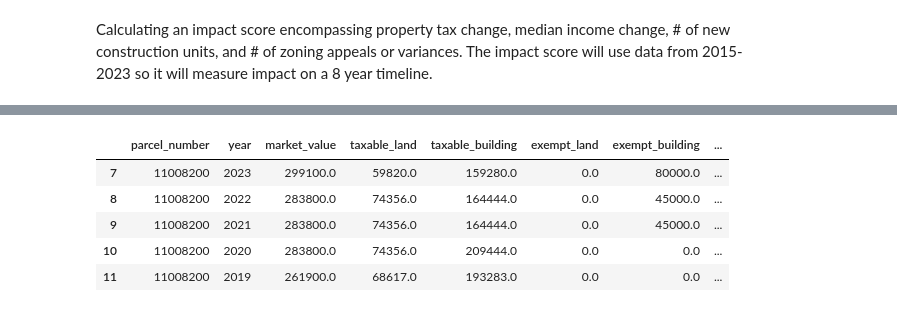
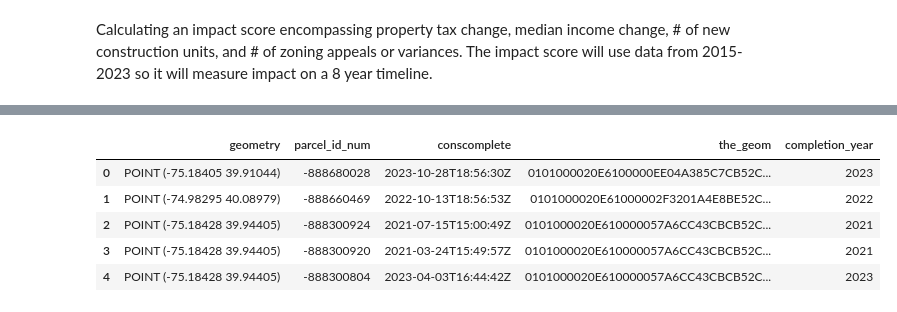
Before and after one commit to avavani/Practicum, a Jupyter notebook: notebooks/impact_score.ipynb, the cells around one changed output, grey strips where cells are left out. Saved outputs shown, nothing was run; the diff lists cells and outputs as text; code cells hidden in the pictures.

```diff
--- a/notebooks/impact_score.ipynb
+++ b/notebooks/impact_score.ipynb
@@ -71,0 +158,8 @@ See the caveats in the documentation: https://pandas.pydata.org/pandas-docs/stab
+# %%
+def read_geojson(file_path):
+    with open(file_path, 'r', encoding='utf-8') as file:
+        geojson_data = json.load(file)
+    return geojson_data
+
+file_path = r"C:\Penn MCP\Fourth Semester\Practicum\notebooks\philadelphia_construction.geojson"
+gdf = read_geojson(file_path)
@@ -72,9 +186,12 @@ See the caveats in the documentation: https://pandas.pydata.org/pandas-docs/stab
+# %%
+# Convert the GeoJSON data to a GeoDataFrame
+cons = gpd.GeoDataFrame.from_features(gdf['features'])
 # %%
-taxable_prop.head()
+cons.head()
 # %% [output]
-|  | parcel_number | year | market_value | taxable_land | taxable_building | exempt_land | exempt_building | ... |
-| 7 | 11008200 | 2023 | 299100.0 | 59820.0 | 159280.0 | 0.0 | 80000.0 | ... |
-| 8 | 11008200 | 2022 | 283800.0 | 74356.0 | 164444.0 | 0.0 | 45000.0 | ... |
-| 9 | 11008200 | 2021 | 283800.0 | 74356.0 | 164444.0 | 0.0 | 45000.0 | ... |
-| 10 | 11008200 | 2020 | 283800.0 | 74356.0 | 209444.0 | 0.0 | 0.0 | ... |
-| 11 | 11008200 | 2019 | 261900.0 | 68617.0 | 193283.0 | 0.0 | 0.0 | ... |
+|  | geometry | parcel_id_num | conscomplete | the_geom | completion_year |
+| 0 | POINT (-75.18405 39.91044) | -888680028 | 2023-10-28T18:56:30Z | 0101000020E6100000EE04A385C7CB52C... | 2023 |
+| 1 | POINT (-74.98295 40.08979) | -888660469 | 2022-10-13T18:56:53Z | 0101000020E61000002F3201A4E8BE52C... | 2022 |
+| 2 | POINT (-75.18428 39.94405) | -888300924 | 2021-07-15T15:00:49Z | 0101000020E610000057A6CC43CBCB52C... | 2021 |
+| 3 | POINT (-75.18428 39.94405) | -888300920 | 2021-03-24T15:49:57Z | 0101000020E610000057A6CC43CBCB52C... | 2021 |
+| 4 | POINT (-75.18428 39.94405) | -888300804 | 2023-04-03T16:44:42Z | 0101000020E610000057A6CC43CBCB52C... | 2023 |
```
Also changed, not shown: parts of 38 cells of this notebook, 23 other files.
